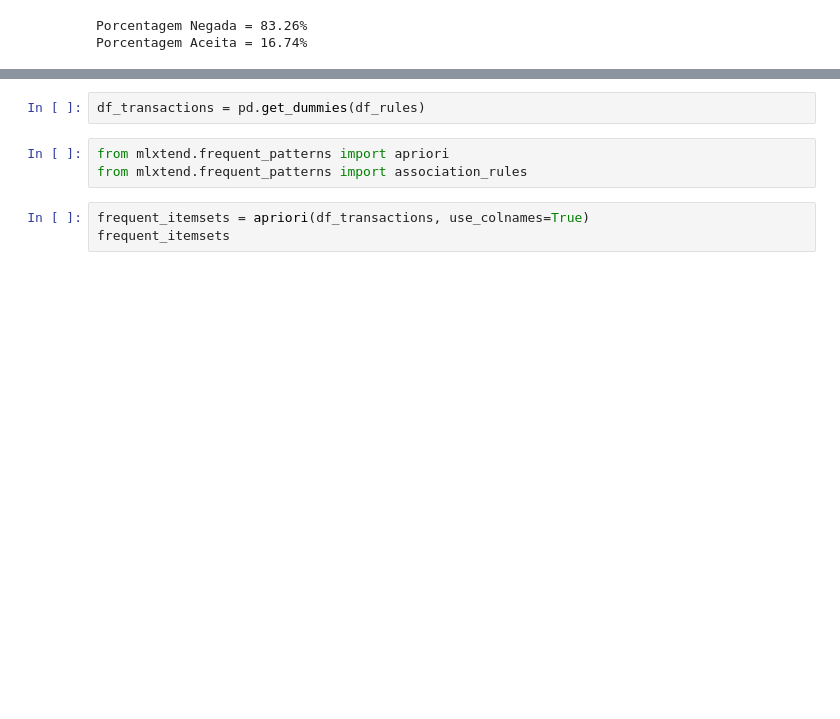
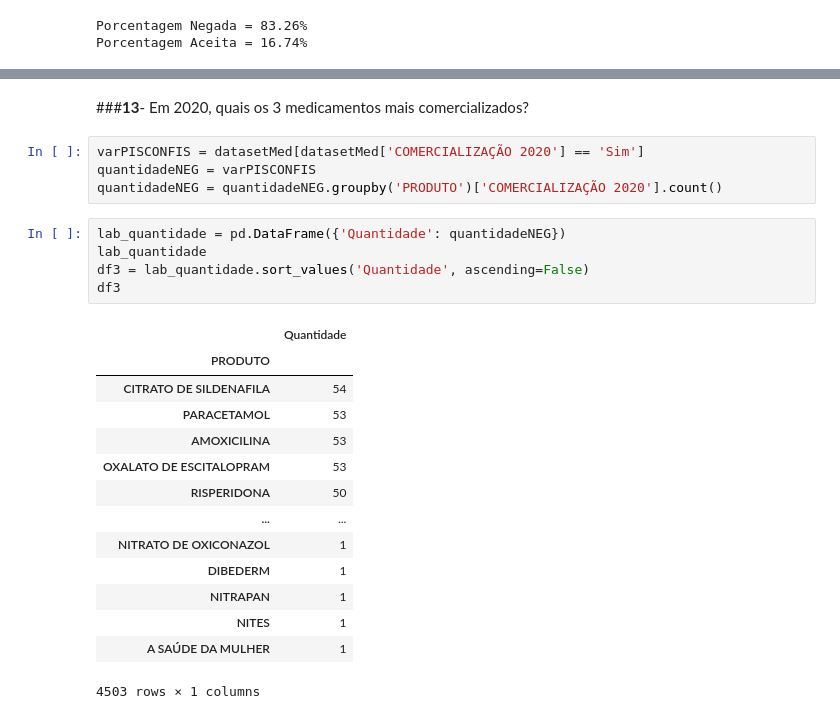
Before and after one commit to lazarobodevan/TP-CienciaDosDados-3861-3865, a Jupyter notebook: ProjetoCienciaDosDados.ipynb, the cells around one changed output, grey strips where cells are left out. Cells and saved outputs as stored; diff of their text form; blank space fills up the shorter version.

```diff
--- a/ProjetoCienciaDosDados.ipynb
+++ b/ProjetoCienciaDosDados.ipynb
@@ -738,8 +546,26 @@ df_rules = remediosComercializado[['TARJA', "PF Sem Impostos"]]
-# %%
-df_transactions = pd.get_dummies(df_rules)
-# %%
-from mlxtend.frequent_patterns import apriori
-from mlxtend.frequent_patterns import association_rules
-# %%
-frequent_itemsets = apriori(df_transactions, use_colnames=True)
-frequent_itemsets
+# %% [markdown]
+###**13**- Em 2020, quais os 3 medicamentos mais comercializados?
+# %%
+varPISCONFIS = datasetMed[datasetMed['COMERCIALIZAÇÃO 2020'] == 'Sim']
+quantidadeNEG = varPISCONFIS
+quantidadeNEG = quantidadeNEG.groupby('PRODUTO')['COMERCIALIZAÇÃO 2020'].count()
+# %%
+lab_quantidade = pd.DataFrame({'Quantidade': quantidadeNEG})
+lab_quantidade
+df3 = lab_quantidade.sort_values('Quantidade', ascending=False)
+df3
+# %% [output]
+|  | Quantidade |
+| PRODUTO |  |
+| CITRATO DE SILDENAFILA | 54 |
+| PARACETAMOL | 53 |
+| AMOXICILINA | 53 |
+| OXALATO DE ESCITALOPRAM | 53 |
+| RISPERIDONA | 50 |
+| ... | ... |
+| NITRATO DE OXICONAZOL | 1 |
+| DIBEDERM | 1 |
+| NITRAPAN | 1 |
+| NITES | 1 |
+| A SAÚDE DA MULHER | 1 |
+4503 rows × 1 columns
```
Also changed, not shown: parts of 55 cells of this notebook, 1 other file.
